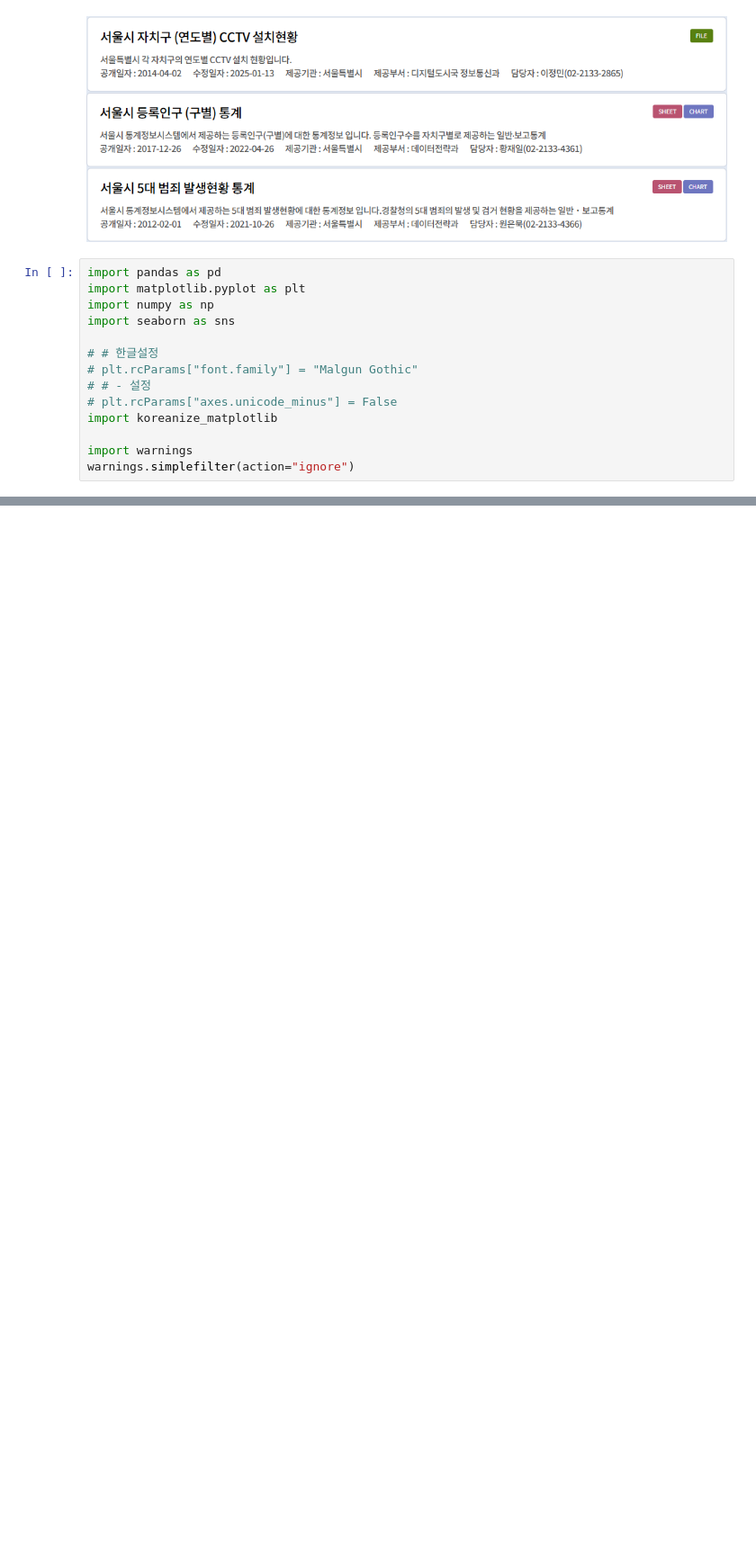
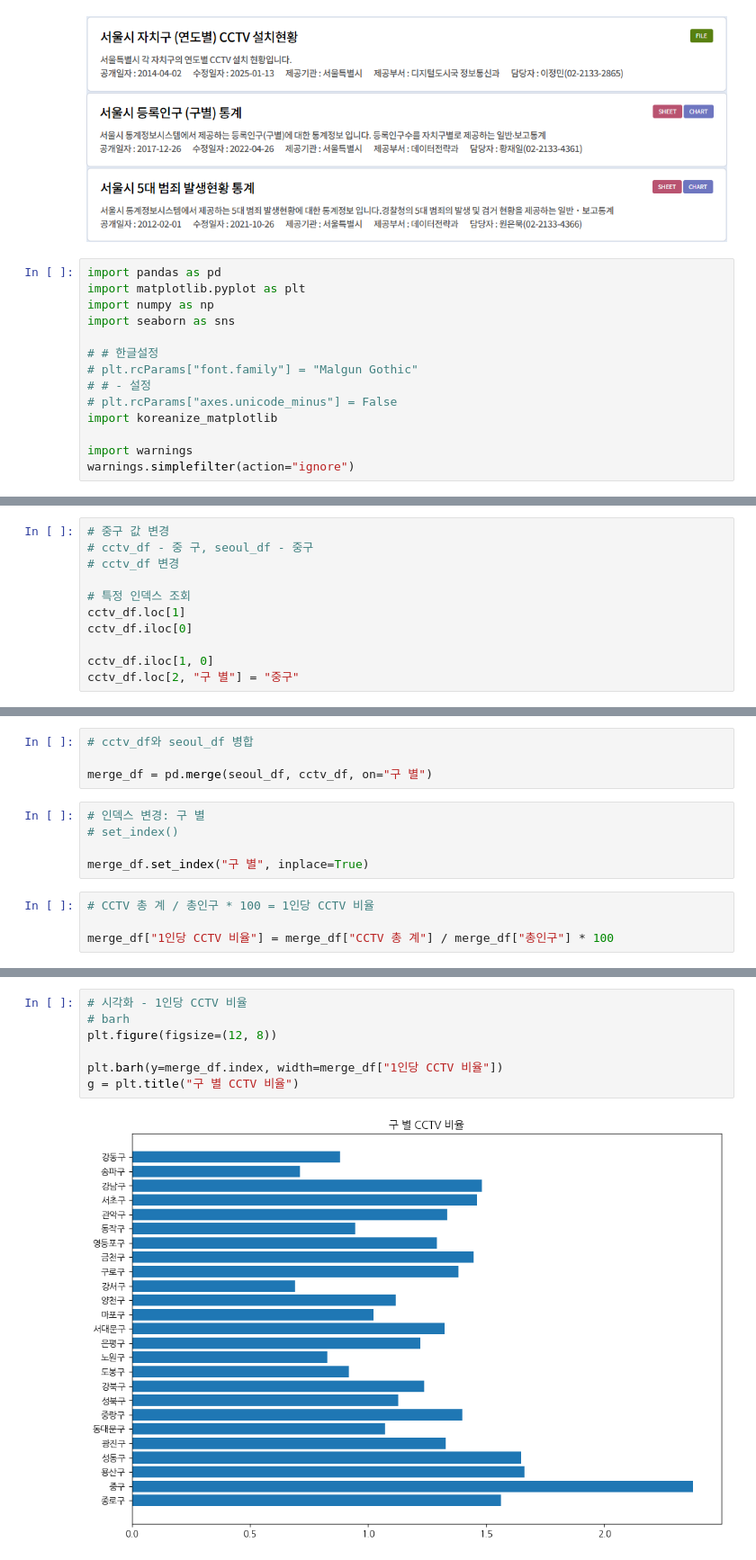
Before and after one commit to joonwoolee-kr/pandassource, a Jupyter notebook: seoul.ipynb, the cells around one changed output, grey strips where cells are left out. Shown at 90% size. Cells and saved outputs as stored; diff of their text form; blank space fills up the shorter version.

Commit message:
seoul, time, bicycle

```diff
--- a/seoul.ipynb
+++ b/seoul.ipynb
@@ -41,0 +237,11 @@ cctv_df
+# %%
+# 중구 값 변경
+# cctv_df - 중 구, seoul_df - 중구
+# cctv_df 변경
+
+# 특정 인덱스 조회
+cctv_df.loc[1]
+cctv_df.iloc[0]
+
+cctv_df.iloc[1, 0]
+cctv_df.loc[2, "구 별"] = "중구"
@@ -41,0 +268,13 @@ cctv_df
+# %%
+# cctv_df와 seoul_df 병합
+
+merge_df = pd.merge(seoul_df, cctv_df, on="구 별")
+# %%
+# 인덱스 변경: 구 별
+# set_index()
+
+merge_df.set_index("구 별", inplace=True)
+# %%
+# CCTV 총 계 / 총인구 * 100 = 1인당 CCTV 비율
+
+merge_df["1인당 CCTV 비율"] = merge_df["CCTV 총 계"] / merge_df["총인구"] * 100
@@ -41,0 +325,9 @@ cctv_df
+# %%
+# 시각화 - 1인당 CCTV 비율
+# barh
+plt.figure(figsize=(12, 8))
+
+plt.barh(y=merge_df.index, width=merge_df["1인당 CCTV 비율"])
+g = plt.title("구 별 CCTV 비율")
+# %% [output]
+[figure, added]
```
Also changed, not shown: parts of 46 cells of this notebook, 4 other files.
